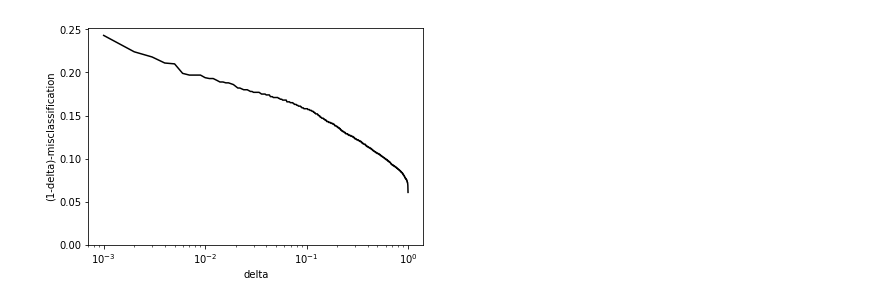
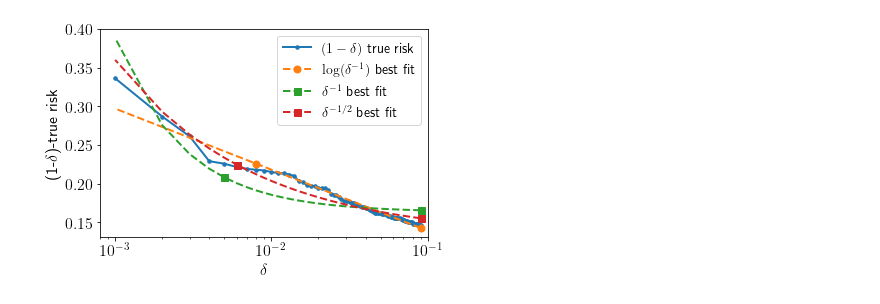
Before and after one commit to liammadden/sgd, a Jupyter notebook: plots/SGD-Generalization.ipynb, the cells around one changed output. Cells and saved outputs as stored; diff of their text form; code cells hidden in the pictures.

Commit message:
Update plots

```diff
--- a/plots/SGD-Generalization.ipynb
+++ b/plots/SGD-Generalization.ipynb
@@ -197,12 +160,49 @@ plt.show()
-# %%
-# Figure 1, right
-fig, ax = plt.subplots()
-ax.semilogx(1-cdf,c_errs,'-k')
-plt.xlabel('delta')
-plt.ylabel('(1-delta)-misclassification')
-plt.ylim(bottom=0)
-plt.xlim(left=0)
-# plt.savefig('misclassification.pdf')
-plt.show()
-# %% [output]
-[figure, removed]
+# %%
+# Find line of best-fit (possibly after doing a transformation)
+def bestFit( x, y):
+    """ returns slope,intercept for best fit of the data (x,y)"""
+    # Form Vandermonde matrix
+    n = len(x)
+    V = np.vstack( (x.ravel(), np.ones(n)) ).T
+
+    beta = la.lstsq(V,y,rcond=None)[0]
+
+    slope = beta[0]
+    intercept = beta[1]
+
+    return slope,intercept
+# %%
+# Figure 1, left
+fig, ax = plt.subplots()
+deltas = 1-cdf[-90:] # behavior of delta near 1 is not interesting; we care about delta --> 0
+data   = r_errs[-90:]
+
+ax.semilogx(deltas,data,'.-',label="$(1-\delta)$ true risk")
+
+# Make a line of best fit, using function dependence f(delta)
+f = lambda delta : np.log(1/delta)
+slp,intrcpt = bestFit( f(deltas), data)
+ax.semilogx( deltas, slp*f(deltas) + intrcpt, 'o--', markevery=.45,label="$\log(\delta^{-1})$ best fit")
+
+f = lambda delta : 1/delta
+slp,intrcpt = bestFit( f(deltas), data)
+ax.semilogx( deltas, slp*f(deltas) + intrcpt, 's--', markevery=.5,label="$\delta^{-1}$ best fit")
+
+f = lambda delta : 1/np.sqrt(delta)
+slp,intrcpt = bestFit( f(deltas), data)
+ax.semilogx( deltas, slp*f(deltas) + intrcpt, 's--', markevery=.5,label="$\delta^{-1/2}$ best fit")
+
+# ax.semilogx(1-cdf,r_errs,'.-',label="$(1-\delta)$ true risk")
+# ax.semilogx( deltas, np.log(1/deltas)/20, 'o--', markevery=.2,label="constant$\\times\log(\delta^{-1})$ reference")
+# ax.semilogx( deltas, 1/deltas/2000, 's--', markevery=.2,label="constant$\\times\delta^{-1}$ reference")
+# ax.semilogx( deltas, 1/np.sqrt(deltas)/50, 'd--', markevery=.2,label="constant$\\times\delta^{-1/2}$ reference")
+# ax.invert_xaxis()
+plt.xlabel('$\delta$')
+plt.ylabel('(1-$\delta$)-true risk')
+# plt.ylim(bottom=0,top=0.4)
+plt.legend(fontsize=14) #,loc="lower left")
+plt.xlim(right=.1)
+plt.savefig('truerisk_v2.pdf')
+plt.show()
+# %% [output]
+[figure, added]
```
Also changed, not shown: parts of 8 cells of this notebook.
